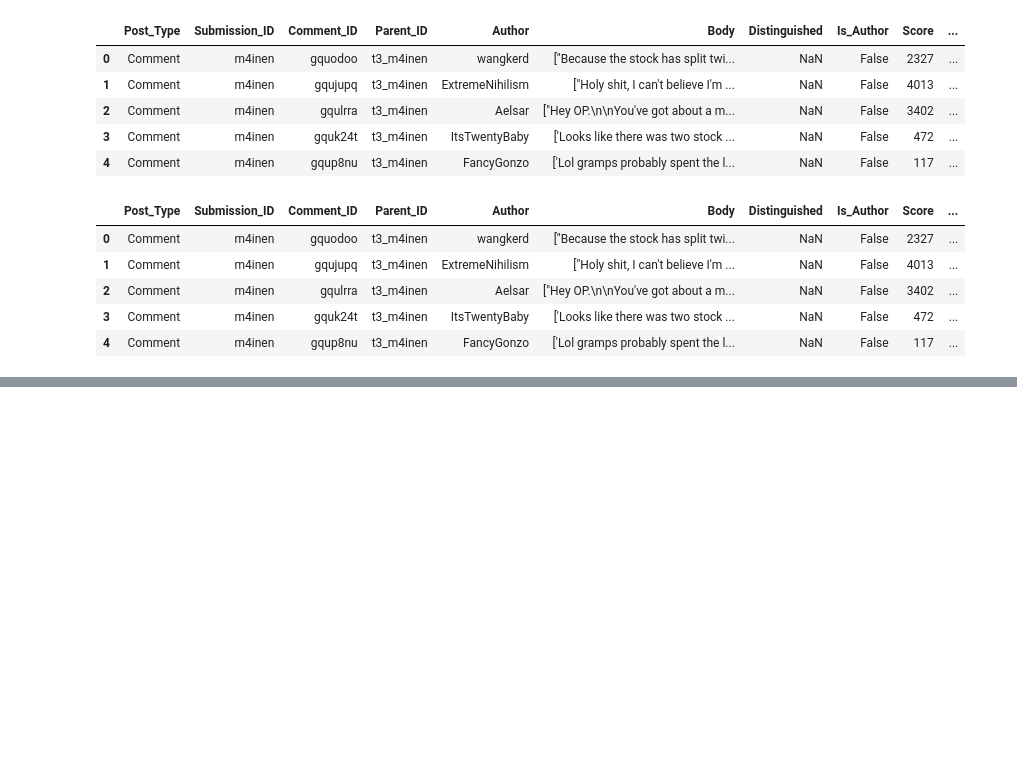
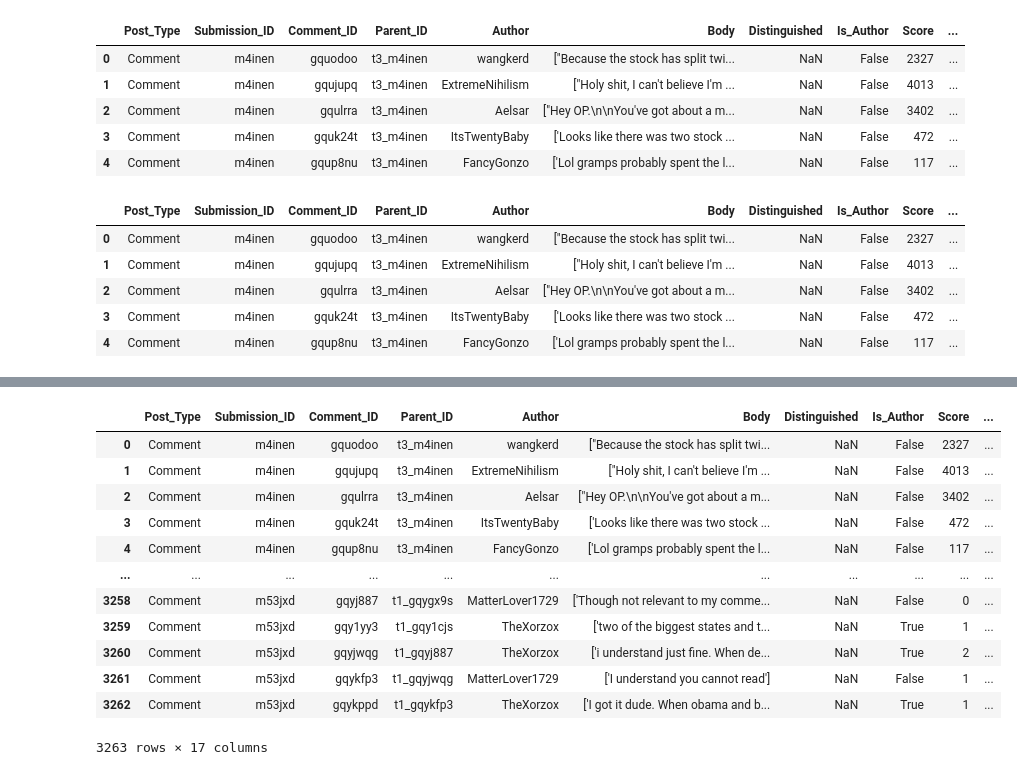
Before and after one commit to MadisonL19/reddit_ticker_analysis, a Jupyter notebook: model.ipynb, the cells around one changed output, grey strips where cells are left out. Cells and saved outputs as stored; diff of their text form; code cells hidden in the pictures; blank space fills up the shorter version.

```diff
--- a/model.ipynb
+++ b/model.ipynb
@@ -191,0 +219,19 @@ comments_df.head()
+# %%
+comments_df['sentiment_label'] = 0
+comments_df.loc[comments_df['compound_score'] > 0.2, 'sentiment_label'] = 1
+comments_df.loc[comments_df['compound_score'] < -0.2, 'sentiment_label'] = -1
+comments_df
+# %% [output]
+|  | Post_Type | Submission_ID | Comment_ID | Parent_ID | Author | Body | Distinguished | Is_Author | Score | ... |
+| 0 | Comment | m4inen | gquodoo | t3_m4inen | wangkerd | ["Because the stock has split twi... | NaN | False | 2327 | ... |
+| 1 | Comment | m4inen | gqujupq | t3_m4inen | ExtremeNihilism | ["Holy shit, I can't believe I'm ... | NaN | False | 4013 | ... |
+| 2 | Comment | m4inen | gqulrra | t3_m4inen | Aelsar | ["Hey OP.\n\nYou've got about a m... | NaN | False | 3402 | ... |
+| 3 | Comment | m4inen | gquk24t | t3_m4inen | ItsTwentyBaby | ['Looks like there was two stock ... | NaN | False | 472 | ... |
+| 4 | Comment | m4inen | gqup8nu | t3_m4inen | FancyGonzo | ['Lol gramps probably spent the l... | NaN | False | 117 | ... |
+| ... | ... | ... | ... | ... | ... | ... | ... | ... | ... | ... |
+| 3258 | Comment | m53jxd | gqyj887 | t1_gqygx9s | MatterLover1729 | ['Though not relevant to my comme... | NaN | False | 0 | ... |
+| 3259 | Comment | m53jxd | gqy1yy3 | t1_gqy1cjs | TheXorzox | ['two of the biggest states and t... | NaN | True | 1 | ... |
+| 3260 | Comment | m53jxd | gqyjwqg | t1_gqyj887 | TheXorzox | ['i understand just fine. When de... | NaN | True | 2 | ... |
+| 3261 | Comment | m53jxd | gqykfp3 | t1_gqyjwqg | MatterLover1729 | ['I understand you cannot read'] | NaN | False | 1 | ... |
+| 3262 | Comment | m53jxd | gqykppd | t1_gqykfp3 | TheXorzox | ['I got it dude. When obama and b... | NaN | True | 1 | ... |
+3263 rows × 17 columns
```
Also changed, not shown: parts of 6 cells of this notebook, 1 other file.
